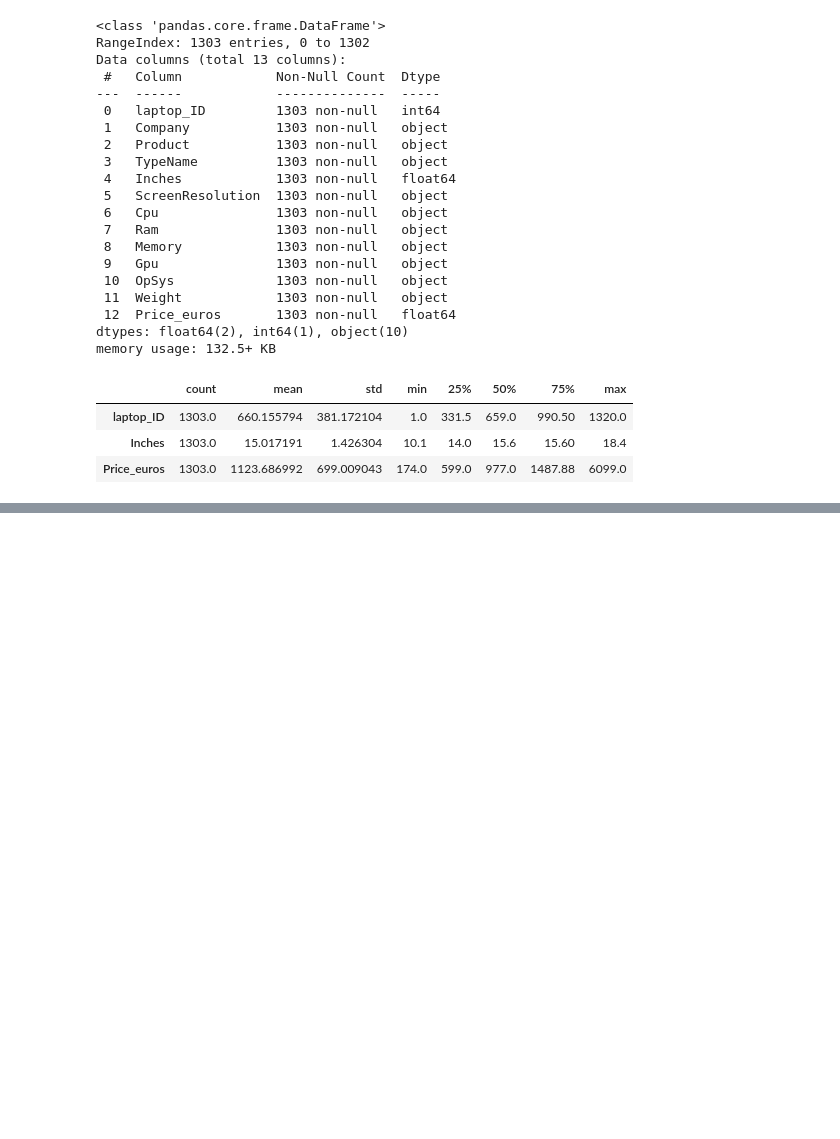
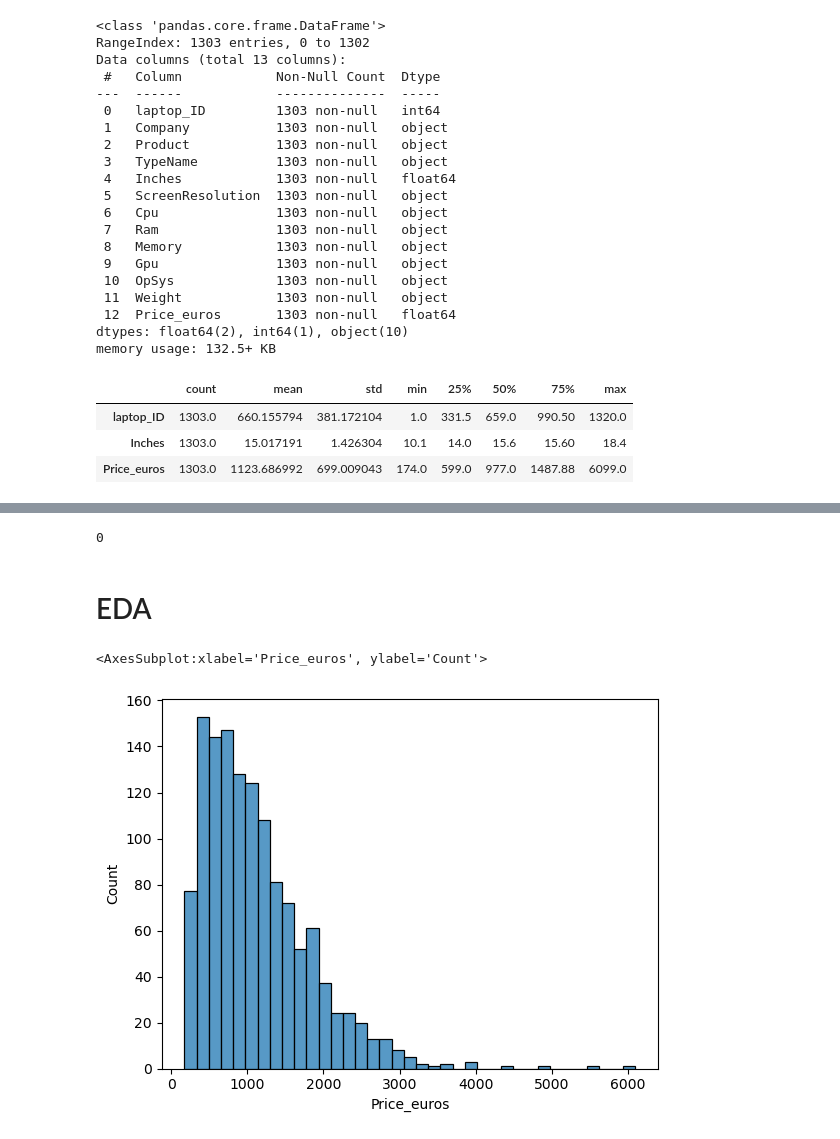
Before and after one commit to Sialsanwal/Data-Science, a Jupyter notebook: Laptop Price/EDA.ipynb, the cells around one changed output, grey strips where cells are left out. Drawn from its saved outputs; the diff is of its cells as text; code cells hidden in the pictures; blank space fills up the shorter version.

```diff
--- a/Laptop Price/EDA.ipynb
+++ b/Laptop Price/EDA.ipynb
@@ -54,0 +72,4 @@ df.describe().T
+# %%
+df.duplicated().sum()
+# %% [output]
+0
@@ -54,0 +78,7 @@ df.describe().T
+# %% [markdown]
+# EDA
+# %%
+sns.histplot(df.Price_euros)
+# %% [output]
+<AxesSubplot:xlabel='Price_euros', ylabel='Count'>
+[figure, added]
```
Also changed, not shown: parts of 8 cells of this notebook.
